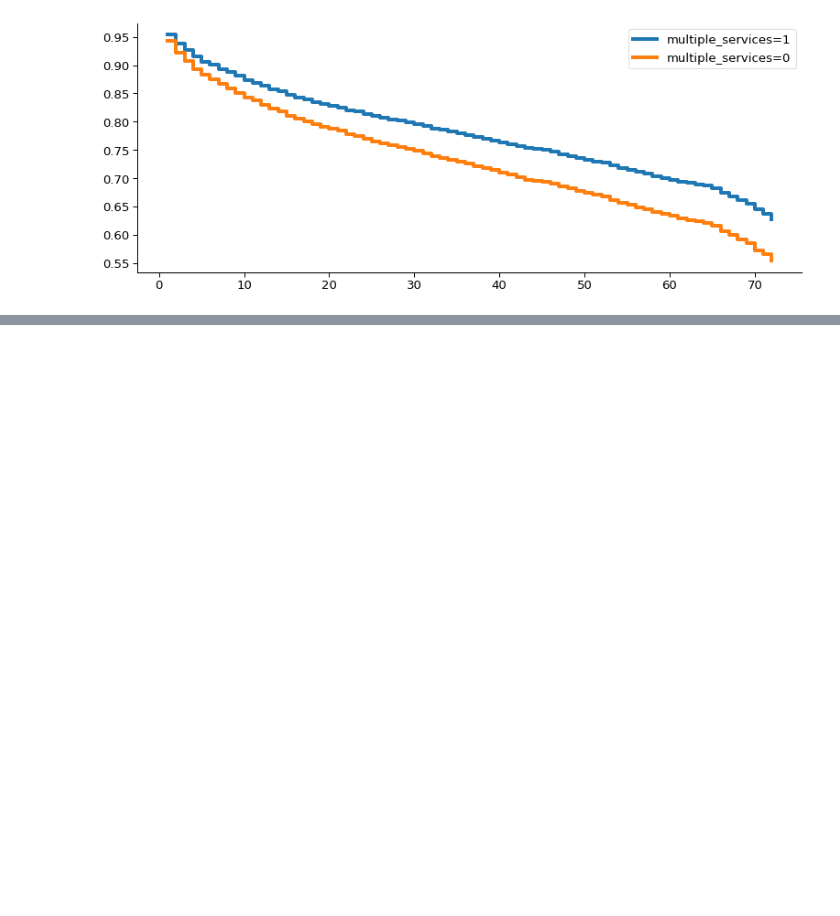
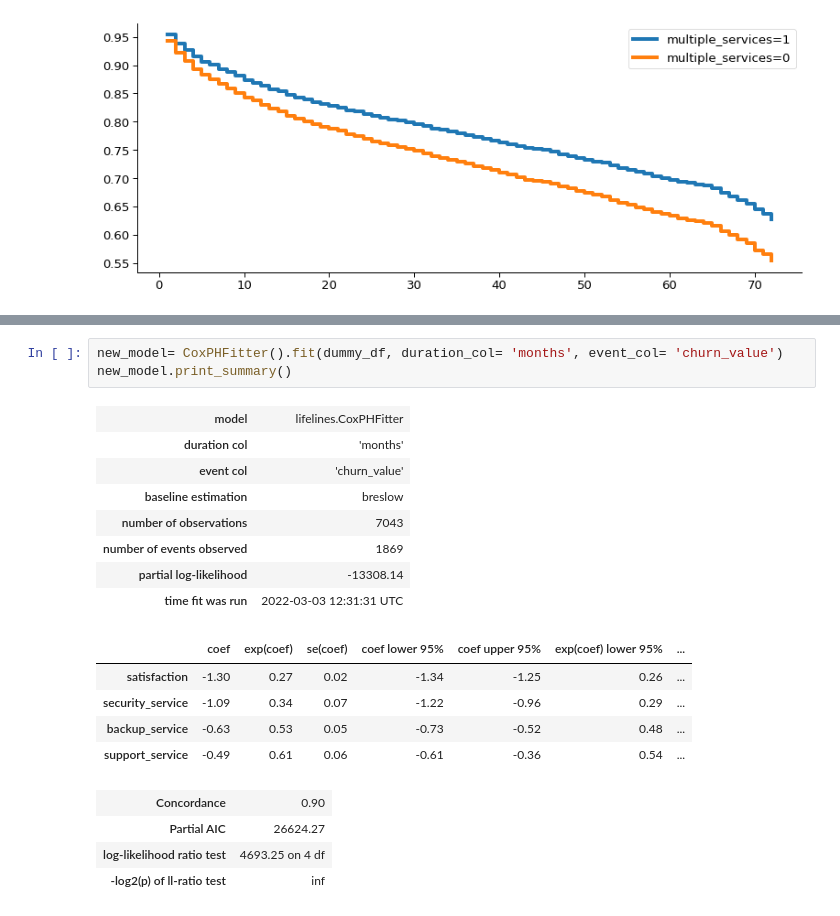
Before and after one commit to razielar/coursera_time_series_forecasting, a Jupyter notebook: survival_analysis/survival.analysis.ipynb, the cells around one changed output, grey strips where cells are left out. Saved outputs shown, nothing was run; the diff lists cells and outputs as text; blank space fills up the shorter version.

```diff
--- a/survival_analysis/survival.analysis.ipynb
+++ b/survival_analysis/survival.analysis.ipynb
@@ -150,0 +181,21 @@ plt.show()
+# %%
+new_model= CoxPHFitter().fit(dummy_df, duration_col= 'months', event_col= 'churn_value')
+new_model.print_summary()
+# %% [output]
+| model | lifelines.CoxPHFitter |
+| duration col | 'months' |
+| event col | 'churn_value' |
+| baseline estimation | breslow |
+| number of observations | 7043 |
+| number of events observed | 1869 |
+| partial log-likelihood | -13308.14 |
+| time fit was run | 2022-03-03 12:31:31 UTC |
+|  | coef | exp(coef) | se(coef) | coef lower 95% | coef upper 95% | exp(coef) lower 95% | ... |
+| satisfaction | -1.30 | 0.27 | 0.02 | -1.34 | -1.25 | 0.26 | ... |
+| security_service | -1.09 | 0.34 | 0.07 | -1.22 | -0.96 | 0.29 | ... |
+| backup_service | -0.63 | 0.53 | 0.05 | -0.73 | -0.52 | 0.48 | ... |
+| support_service | -0.49 | 0.61 | 0.06 | -0.61 | -0.36 | 0.54 | ... |
+| Concordance | 0.90 |
+| Partial AIC | 26624.27 |
+| log-likelihood ratio test | 4693.25 on 4 df |
+| -log2(p) of ll-ratio test | inf |
```
Also changed, not shown: parts of 4 cells of this notebook.
